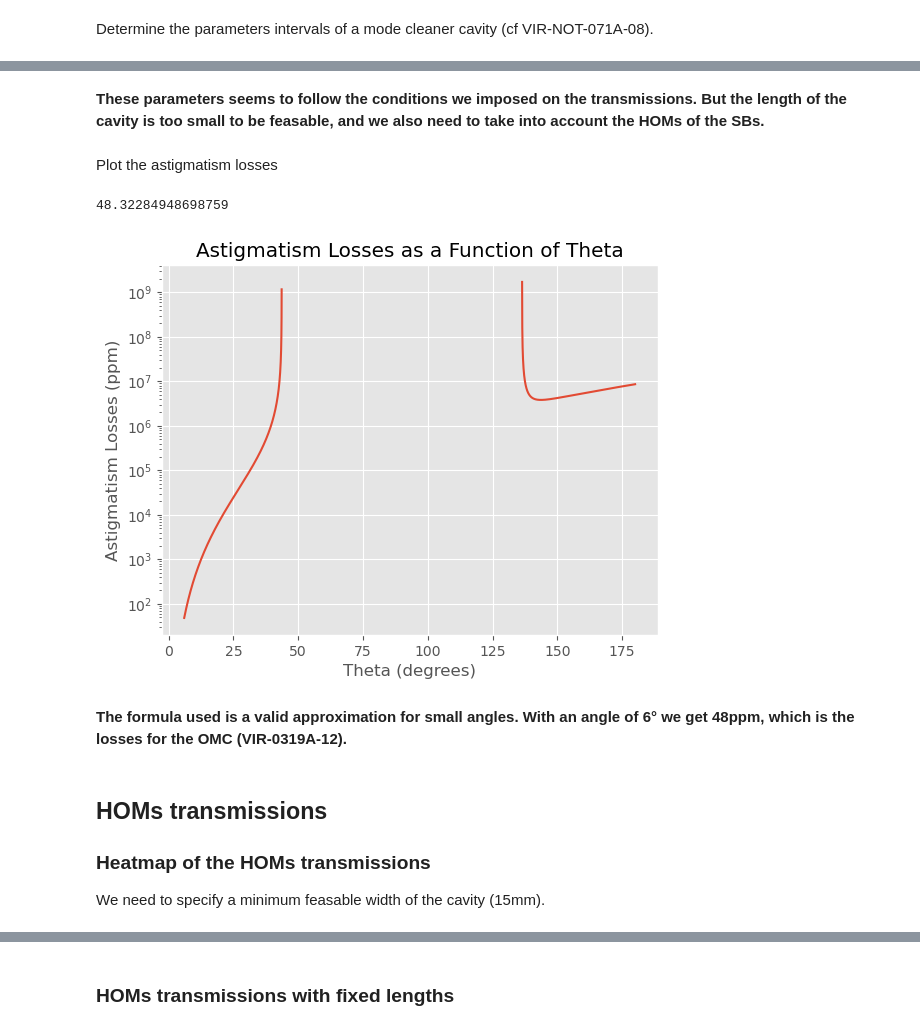
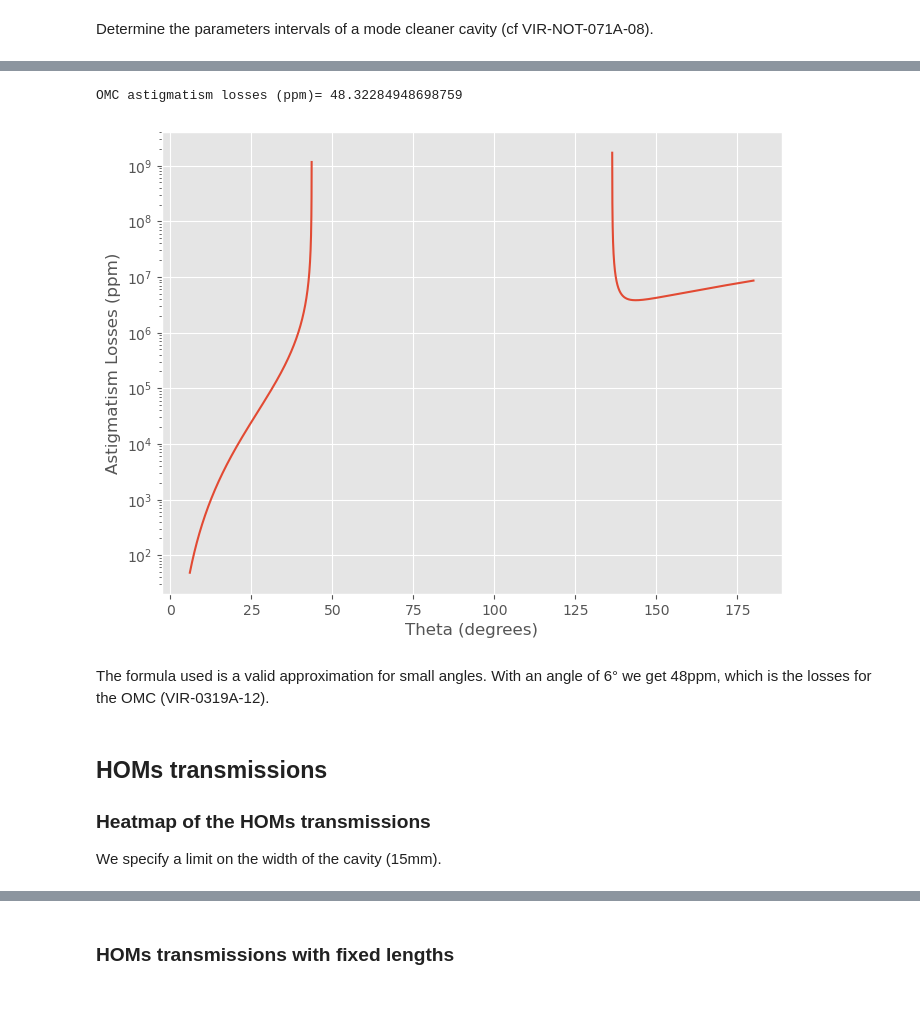
Before and after one commit to antoine-amy/AdV_AMC_design, a Jupyter notebook: MC_design.ipynb, the cells around one changed output, grey strips where cells are left out. Drawn from its saved outputs; the diff is of its cells as text; code cells hidden in the pictures; blank space fills up the shorter version.

Commit message:
update functions

```diff
--- a/MC_design.ipynb
+++ b/MC_design.ipynb
@@ -163,44 +89,41 @@ plt.show()
-# %% [markdown]
-**These parameters seems to follow the conditions we imposed on the transmissions. But the length of the cavity is too small to be feasable, and we also need to take into account the HOMs of the SBs.**
-# %% [markdown]
-Plot the astigmatism losses
 # %%
 # Astigmatism losses
 
 # Define the parameters for the plot
 RoC = 780e-3
 Lgeo = MCdf.Lgeo_cavity(0.061315, 0.026068)
 Lopt= 2*idxn*Lgeo
 theta_min = np.deg2rad(6)
 theta_max = np.pi
 num_points = 10000
 
 # Create an array of angles (theta) in radians
 theta_values = np.linspace(theta_min, theta_max, num_points)
 
 # Calculate astigmatism_losses for each theta value and convert to ppm
 astigmatism_losses_values = [MCdf.astigmatism_losses(theta, RoC, Lgeo) * 1e6 for theta in theta_values]
 
-print(MCdf.astigmatism_losses(np.deg2rad(6), RoC, Lgeo)*1e6)
+print("OMC astigmatism losses (ppm)=", MCdf.astigmatism_losses(np.deg2rad(6), RoC, Lgeo)*1e6)
 
 # Plot the results
+plt.figure(figsize=(8, 6))
 plt.plot(np.rad2deg(theta_values), astigmatism_losses_values)
 plt.xlabel("Theta (degrees)")
 plt.ylabel("Astigmatism Losses (ppm)")
 plt.yscale('log')
-plt.title("Astigmatism Losses as a Function of Theta")
+#plt.title("Astigmatism Losses as a Function of Theta")
 plt.show()
 # %% [output]
-48.32284948698759
+OMC astigmatism losses (ppm)= 48.32284948698759
-[figure, old version]
+[figure, new version]
 # %% [markdown]
-**The formula used is a valid approximation for small angles. With an angle of 6° we get 48ppm, which is the losses for the OMC (VIR-0319A-12).**
+The formula used is a valid approximation for small angles. With an angle of 6° we get 48ppm, which is the losses for the OMC (VIR-0319A-12).
 # %% [markdown]
 ## HOMs transmissions
 
 ### Heatmap of the HOMs transmissions
 
-We need to specify a minimum feasable width of the cavity (15mm).
+We specify a limit on the width of the cavity (15mm).
 # %%
 # Heatmap of the HOMs transmissions
 
```
Also changed, not shown: parts of 32 cells of this notebook, 19 other files.
